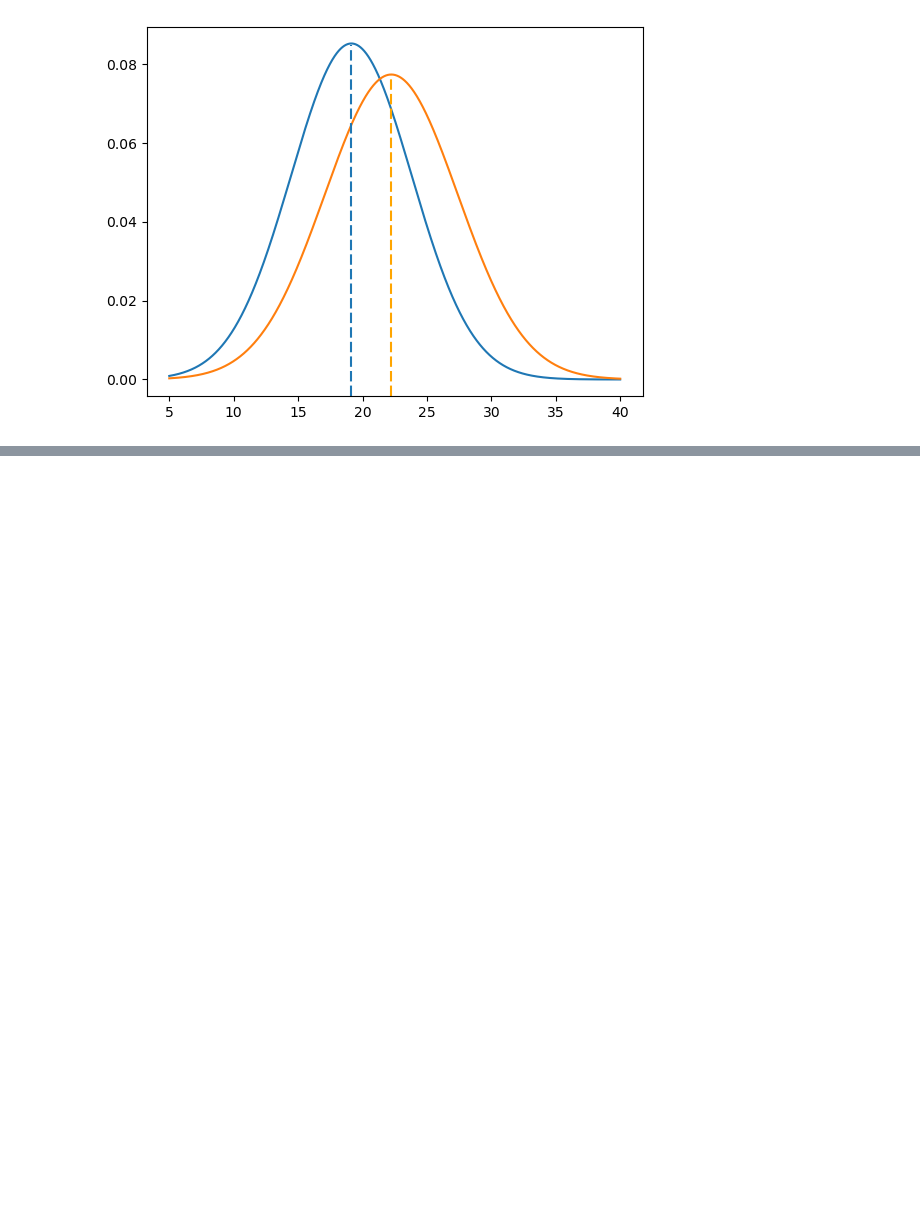
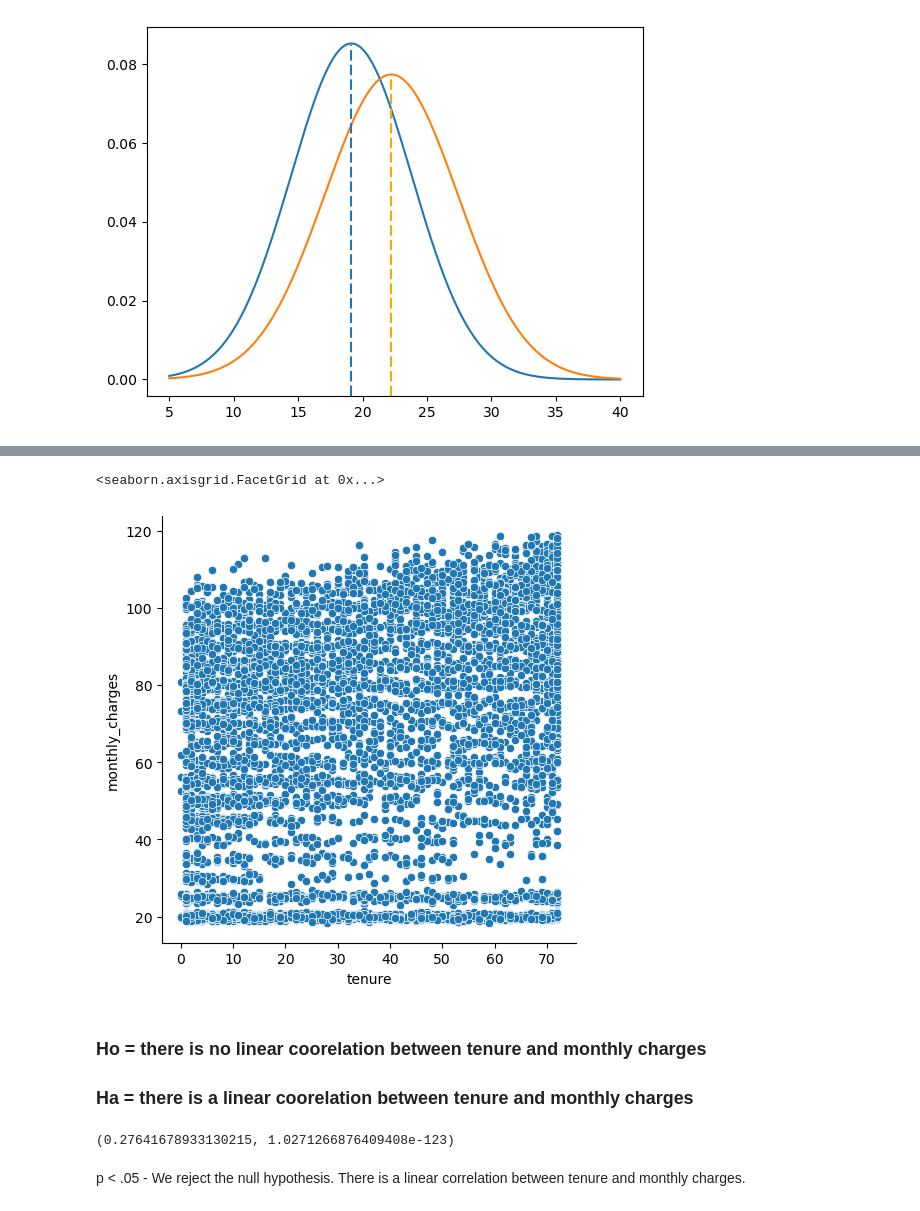
Before and after one commit to Andy-Jensen/statistics-exercises, a Jupyter notebook: hypothesis_testing.ipynb, the cells around one changed output, grey strips where cells are left out. Saved outputs shown, nothing was run; the diff lists cells and outputs as text; code cells hidden in the pictures; blank space fills up the shorter version.

```diff
--- a/hypothesis_testing.ipynb
+++ b/hypothesis_testing.ipynb
@@ -226,0 +245,21 @@ plt.show()
+# %%
+import os
+import env
+
+def get_db_url(db, env_file = os.path.exists('env.py')):
+    '''
+    return a formatted string containing username, password, host, and db for connecting
+    to the mySQL server and the database indicated.
+    env_file checks to see if the env.py exists in cwd
+    '''
+    if env_file:
+        username, password, host = (env.username, env.password, env.host)
+        return f'mysql+pymysql://{username}:{password}@{host}/{db}'
+    else:
+        return 'You need a username and a password to get in!'
+url = get_db_url('employees')
+# %%
+query= query = 'SELECT * FROM customers'
+
+df = pd.read_sql(query, url)
+df.head()
@@ -226,0 +294,16 @@ plt.show()
+# %%
+sns.relplot(x='tenure', y='monthly_charges', data=df)
+# %% [output]
+<seaborn.axisgrid.FacetGrid at 0x...>
+[figure, added]
+# %% [markdown]
+### Ho = there is no linear coorelation between tenure and monthly charges
+### Ha = there is a linear coorelation between tenure and monthly charges
+# %%
+corr, p = stats.spearmanr(df['tenure'], df['monthly_charges'])
+corr, p
+# no correlation
+# %% [output]
+(0.27641678933130215, 1.0271266876409408e-123)
+# %% [markdown]
+p < .05 - We reject the null hypothesis. There is a linear correlation between tenure and monthly charges.
```
Also changed, not shown: parts of 67 cells of this notebook, 1 other file.
